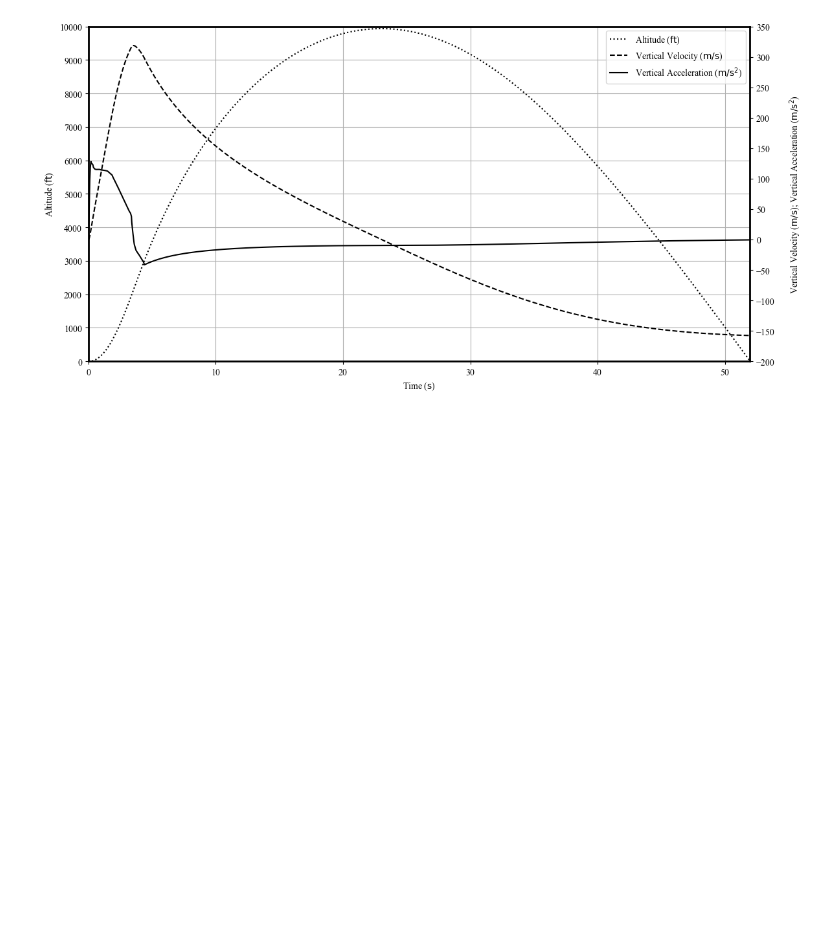
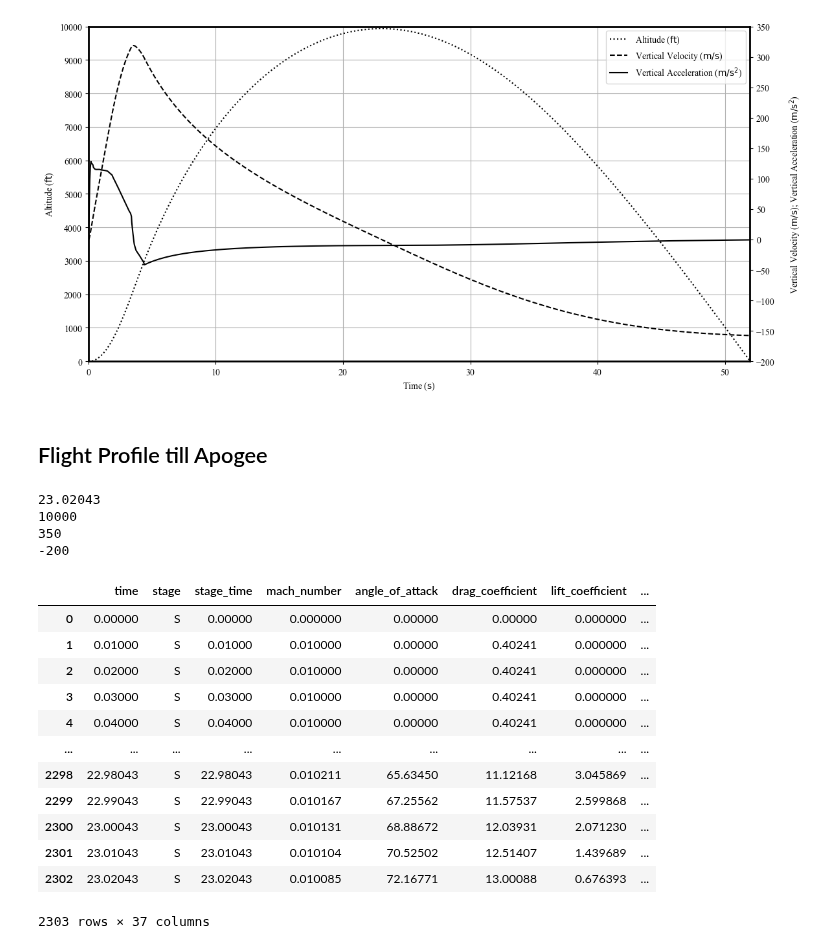
Before and after one commit to Iash5225/Python, a Jupyter notebook: notebooks/rasaero_plot.ipynb, the cells around one changed output. Saved outputs shown, nothing was run; the diff lists cells and outputs as text; code cells hidden in the pictures; blank space fills up the shorter version.

```diff
--- a/notebooks/rasaero_plot.ipynb
+++ b/notebooks/rasaero_plot.ipynb
@@ -39,5 +54,8 @@ display(dh.ras_df)
 # %% [markdown]
 # Calculations
+# %%
+APOGEE_TIME = dh.ras_df[dh.ras_df["altitude"] == max(
+    dh.ras_df["altitude"])]["time"].values[0]
 # %% [markdown]
 # Font
 # %%
@@ -120,3 +138,41 @@ fig.tight_layout()
 plt.show()
 # %% [output]
 [figure]
+# %% [markdown]
+## Flight Profile till Apogee
+# %%
+temp_ras_df = dh.ras_df.copy(deep=True)
+temp_ras_df = temp_ras_df[temp_ras_df["time"]
+                        <= APOGEE_TIME]
+
+max_altitude = dh.round_to_increment(
+    dh.ras_df["altitude"], ALTITUDE_INCREMENTS, 'up')
+max_vertical_motion = dh.round_to_increment(
+    dh.ras_df[VERTICAL_MOTION_COLUMNS].max(), VERTICAL_MOTION_INCREMENTS, 'up')
+min_vertical_motion = dh.round_to_increment(
+    dh.ras_df[VERTICAL_MOTION_COLUMNS].min(), VERTICAL_MOTION_INCREMENTS, 'down')
+
+print(APOGEE_TIME)
+print(max_altitude)
+print(max_vertical_motion)
+print(min_vertical_motion)
+
+display(temp_ras_df)
+# %% [output]
+23.02043
+10000
+350
+-200
+|  | time | stage | stage_time | mach_number | angle_of_attack | drag_coefficient | lift_coefficient | ... |
+| 0 | 0.00000 | S | 0.00000 | 0.000000 | 0.00000 | 0.00000 | 0.000000 | ... |
+| 1 | 0.01000 | S | 0.01000 | 0.010000 | 0.00000 | 0.40241 | 0.000000 | ... |
+| 2 | 0.02000 | S | 0.02000 | 0.010000 | 0.00000 | 0.40241 | 0.000000 | ... |
+| 3 | 0.03000 | S | 0.03000 | 0.010000 | 0.00000 | 0.40241 | 0.000000 | ... |
+| 4 | 0.04000 | S | 0.04000 | 0.010000 | 0.00000 | 0.40241 | 0.000000 | ... |
+| ... | ... | ... | ... | ... | ... | ... | ... | ... |
+| 2298 | 22.98043 | S | 22.98043 | 0.010211 | 65.63450 | 11.12168 | 3.045869 | ... |
+| 2299 | 22.99043 | S | 22.99043 | 0.010167 | 67.25562 | 11.57537 | 2.599868 | ... |
+| 2300 | 23.00043 | S | 23.00043 | 0.010131 | 68.88672 | 12.03931 | 2.071230 | ... |
+| 2301 | 23.01043 | S | 23.01043 | 0.010104 | 70.52502 | 12.51407 | 1.439689 | ... |
+| 2302 | 23.02043 | S | 23.02043 | 0.010085 | 72.16771 | 13.00088 | 0.676393 | ... |
+2303 rows × 37 columns
```
Also changed, not shown: parts of 2 cells of this notebook.
